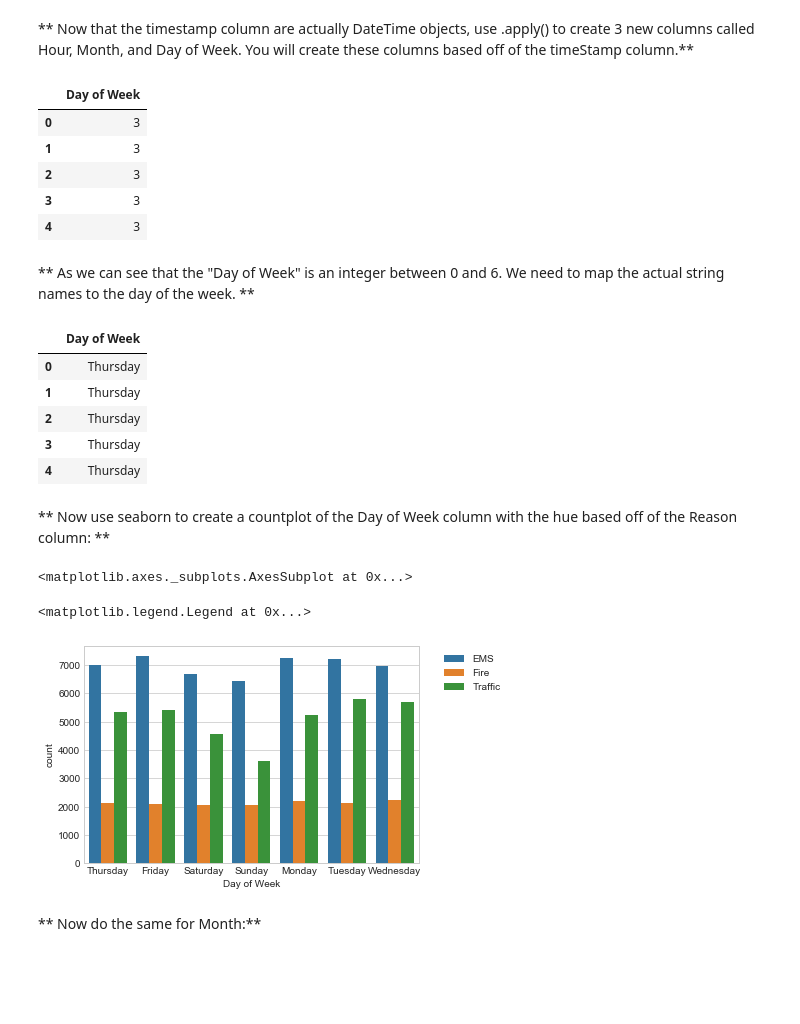
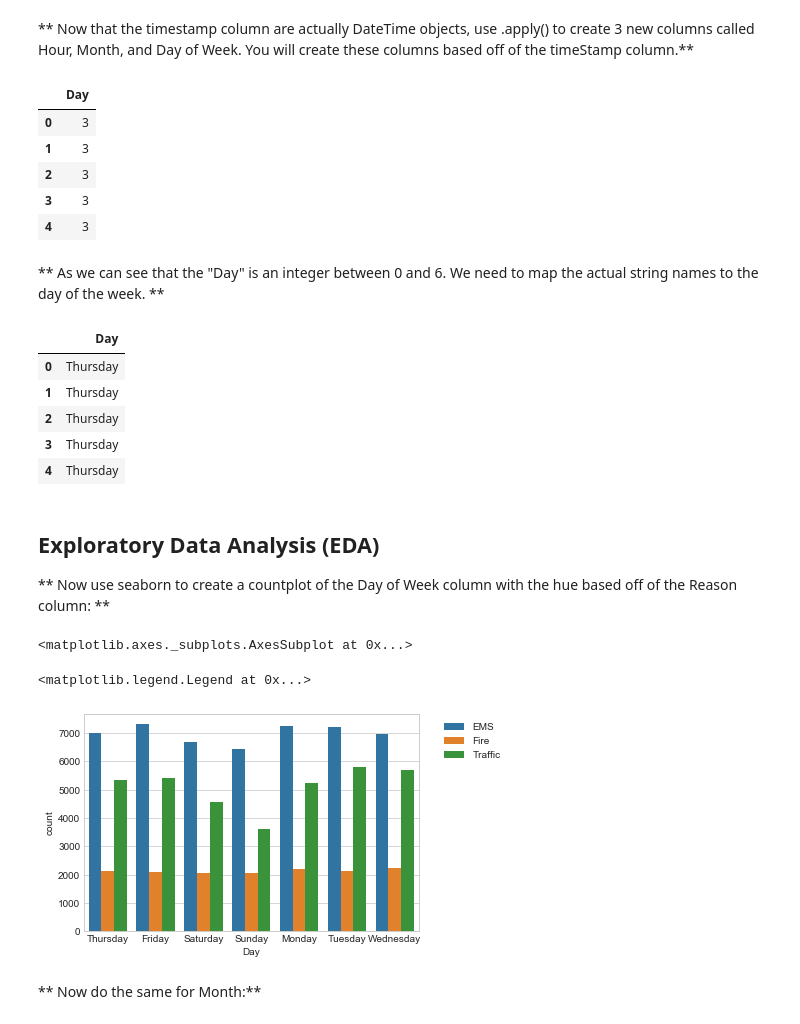
Before and after one commit to taotang198910/Data_Science_Project, a Jupyter notebook: 911_calls/911 Calls.ipynb, the cells around one changed output. Saved outputs shown, nothing was run; the diff lists cells and outputs as text; code cells hidden in the pictures; blank space fills up the shorter version.

```diff
--- a/911_calls/911 Calls.ipynb
+++ b/911_calls/911 Calls.ipynb
@@ -136,40 +134,42 @@ dtype('<M8[ns]')
 # %%
 df['Hour']=df['timeStamp'].apply(lambda x:x.hour)
 df['Month']=df['timeStamp'].apply(lambda x:x.month)
-df['Day of Week']=df['timeStamp'].apply(lambda x:x.dayofweek)
+df['Day']=df['timeStamp'].apply(lambda x:x.dayofweek)
 # %%
-df[['Day of Week']].head()
+df[['Day']].head()
 # %% [output]
-|  | Day of Week |
+|  | Day |
 | 0 | 3 |
 | 1 | 3 |
 | 2 | 3 |
 | 3 | 3 |
 | 4 | 3 |
 # %% [markdown]
-** As we can see that the "Day of Week" is an integer between 0 and 6. We need to map the actual string names to the day of the week. **
+** As we can see that the "Day" is an integer between 0 and 6. We need to map the actual string names to the day of the week. **
 # %%
 dayMap={0:'Monday',1:'Tuesday',2:'Wednesday',3:'Thursday',4:'Friday',5:'Saturday',6:'Sunday'}
 # %%
-df['Day of Week']=df['Day of Week'].map(dayMap)
+df['Day']=df['Day'].map(dayMap)
 # %%
-df[['Day of Week']].head()
+df[['Day']].head()
 # %% [output]
-|  | Day of Week |
+|  | Day |
 | 0 | Thursday |
 | 1 | Thursday |
 | 2 | Thursday |
 | 3 | Thursday |
 | 4 | Thursday |
 # %% [markdown]
+## Exploratory Data Analysis (EDA)
+
 ** Now use seaborn to create a countplot of the Day of Week column with the hue based off of the Reason column: **
 # %%
-sns.countplot('Day of Week',data=df,hue='Reason')
+sns.countplot('Day',data=df,hue='Reason')
 plt.legend(bbox_to_anchor=(1.05,1),loc=2)
 # %% [output]
 <matplotlib.axes._subplots.AxesSubplot at 0x...>
 <matplotlib.legend.Legend at 0x...>
-[figure, old version]
+[figure, new version]
 # %% [markdown]
 ** Now do the same for Month:**
 # %%
```
Also changed, not shown: parts of 14 cells of this notebook, 2 other files.
